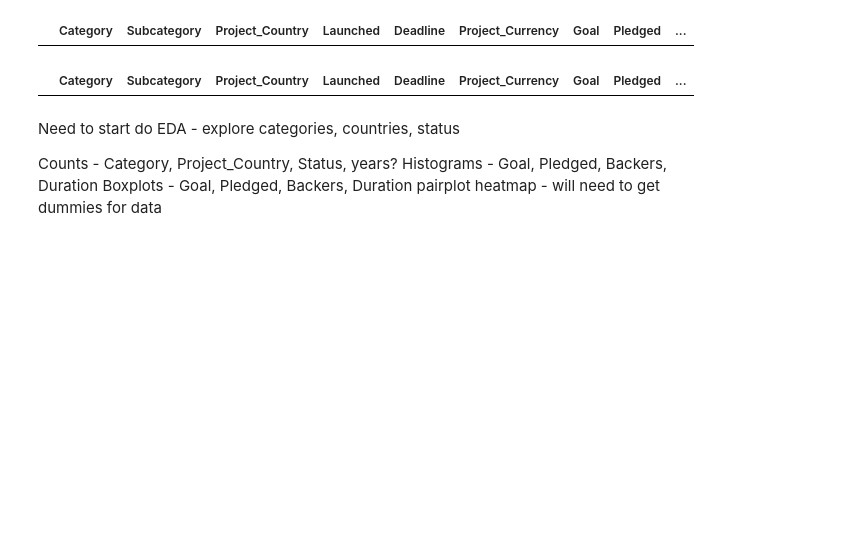
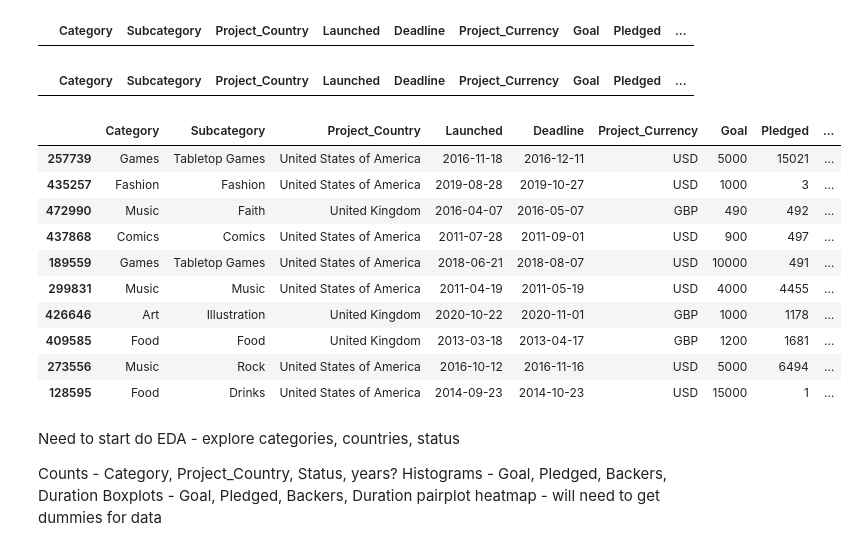
Before and after one commit to SBangarh/Kickstarter_analysis, a Jupyter notebook: eda.ipynb, the cells around one changed output. Saved outputs shown, nothing was run; the diff lists cells and outputs as text; code cells hidden in the pictures; blank space fills up the shorter version.

```diff
--- a/eda.ipynb
+++ b/eda.ipynb
@@ -439,6 +439,20 @@ ks_copy.loc[should_be_success, 'Status'] = 'Successful'
 ks_copy[(ks_copy['Status'] == 'Failed') & (ks_copy['Pledged'] > ks_copy['Goal'])]
 # %% [output]
 |  | Category | Subcategory | Project_Country | Launched | Deadline | Project_Currency | Goal | Pledged | ... |
+# %%
+ks_copy.sample(10)
+# %% [output]
+|  | Category | Subcategory | Project_Country | Launched | Deadline | Project_Currency | Goal | Pledged | ... |
+| 257739 | Games | Tabletop Games | United States of America | 2016-11-18 | 2016-12-11 | USD | 5000 | 15021 | ... |
+| 435257 | Fashion | Fashion | United States of America | 2019-08-28 | 2019-10-27 | USD | 1000 | 3 | ... |
+| 472990 | Music | Faith | United Kingdom | 2016-04-07 | 2016-05-07 | GBP | 490 | 492 | ... |
+| 437868 | Comics | Comics | United States of America | 2011-07-28 | 2011-09-01 | USD | 900 | 497 | ... |
+| 189559 | Games | Tabletop Games | United States of America | 2018-06-21 | 2018-08-07 | USD | 10000 | 491 | ... |
+| 299831 | Music | Music | United States of America | 2011-04-19 | 2011-05-19 | USD | 4000 | 4455 | ... |
+| 426646 | Art | Illustration | United Kingdom | 2020-10-22 | 2020-11-01 | GBP | 1000 | 1178 | ... |
+| 409585 | Food | Food | United Kingdom | 2013-03-18 | 2013-04-17 | GBP | 1200 | 1681 | ... |
+| 273556 | Music | Rock | United States of America | 2016-10-12 | 2016-11-16 | USD | 5000 | 6494 | ... |
+| 128595 | Food | Drinks | United States of America | 2014-09-23 | 2014-10-23 | USD | 15000 | 1 | ... |
 # %%
 #add columns for Year and Month
 
```
Also changed, not shown: parts of 22 cells of this notebook, 1 other file.
